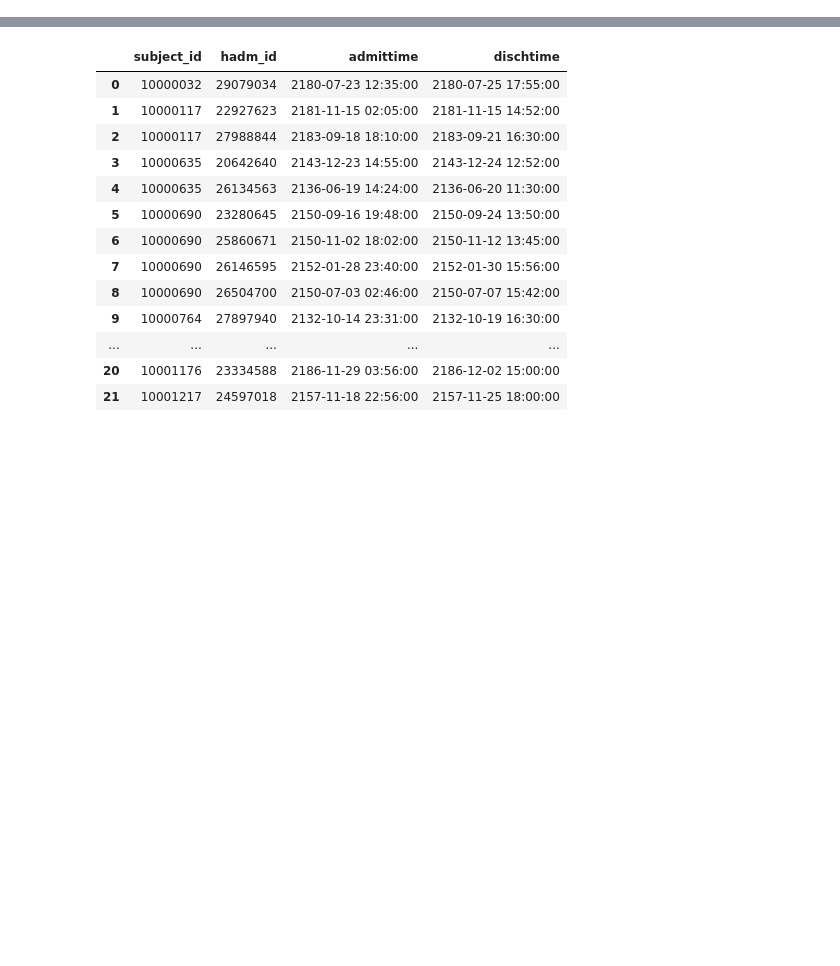
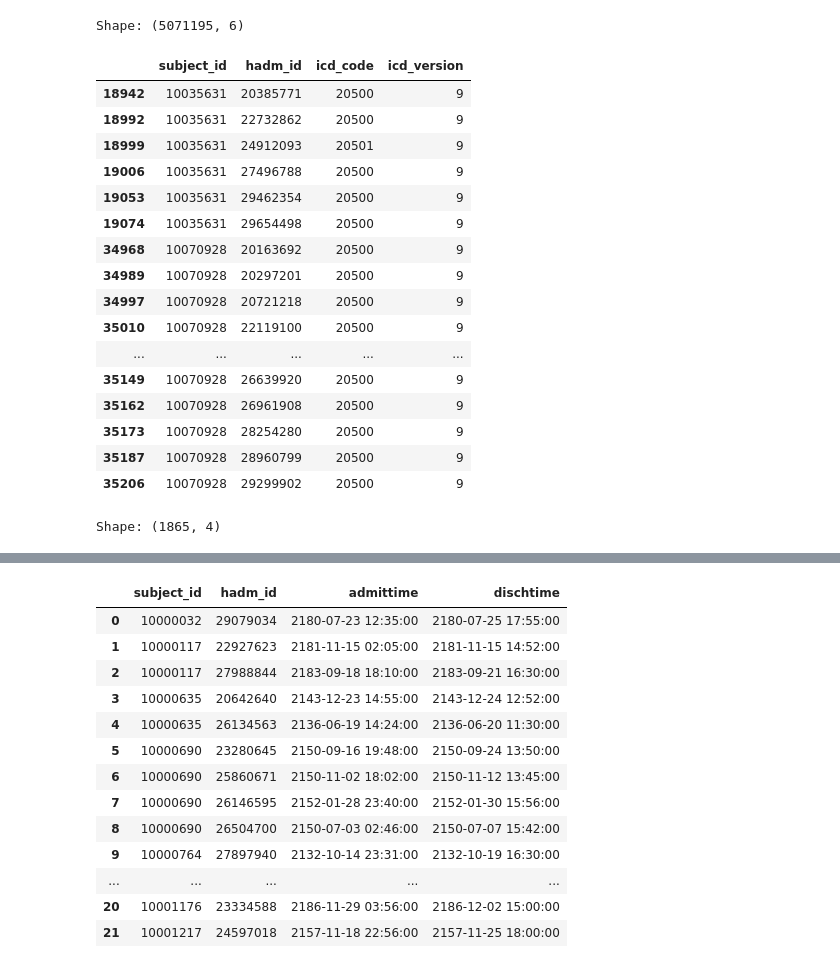
Before and after one commit to yloughribi/Internship, a Jupyter notebook: Python_script.ipynb, the cells around one changed output, grey strips where cells are left out. Cells and saved outputs as stored; diff of their text form; code cells hidden in the pictures; blank space fills up the shorter version.

```diff
--- a/Python_script.ipynb
+++ b/Python_script.ipynb
@@ -45,0 +78,34 @@ adm = adm.sort_values(by=['subject_id', 'hadm_id'])
+# %%
+nrows, ncols = diag_df.shape[0].compute(), len(diag_df.columns)
+
+print(f"Shape: ({nrows}, {ncols})")
+# %% [output]
+Shape: (5071195, 6)
+# %%
+icd9 = diag[diag['icd_code'].str.match(r'^\d')]
+filtered_icd9 = icd9[(icd9['icd_code'].astype(float) >= 20500) & (icd9['icd_code'].astype(float) <= 20592)]
+filtered_icd9.compute().head(25)
+# %% [output]
+|  | subject_id | hadm_id | icd_code | icd_version |
+| 18942 | 10035631 | 20385771 | 20500 | 9 |
+| 18992 | 10035631 | 22732862 | 20500 | 9 |
+| 18999 | 10035631 | 24912093 | 20501 | 9 |
+| 19006 | 10035631 | 27496788 | 20500 | 9 |
+| 19053 | 10035631 | 29462354 | 20500 | 9 |
+| 19074 | 10035631 | 29654498 | 20500 | 9 |
+| 34968 | 10070928 | 20163692 | 20500 | 9 |
+| 34989 | 10070928 | 20297201 | 20500 | 9 |
+| 34997 | 10070928 | 20721218 | 20500 | 9 |
+| 35010 | 10070928 | 22119100 | 20500 | 9 |
+| ... | ... | ... | ... | ... |
+| 35149 | 10070928 | 26639920 | 20500 | 9 |
+| 35162 | 10070928 | 26961908 | 20500 | 9 |
+| 35173 | 10070928 | 28254280 | 20500 | 9 |
+| 35187 | 10070928 | 28960799 | 20500 | 9 |
+| 35206 | 10070928 | 29299902 | 20500 | 9 |
+# %%
+nrows, ncols = filtered_icd9.shape[0].compute(), len(filtered_icd9.columns)
+
+print(f"Shape: ({nrows}, {ncols})")
+# %% [output]
+Shape: (1865, 4)
```
Also changed, not shown: parts of 46 cells of this notebook.
